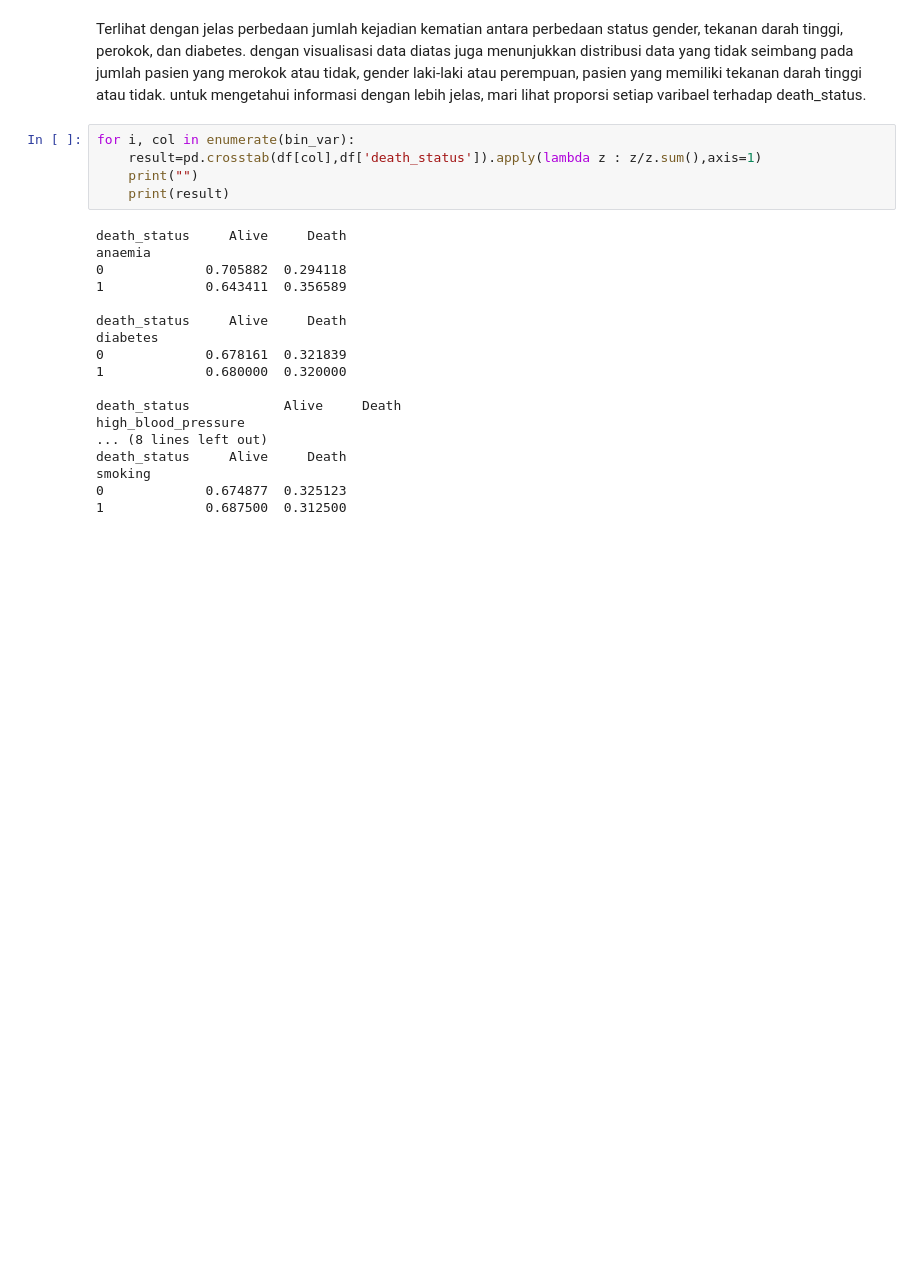
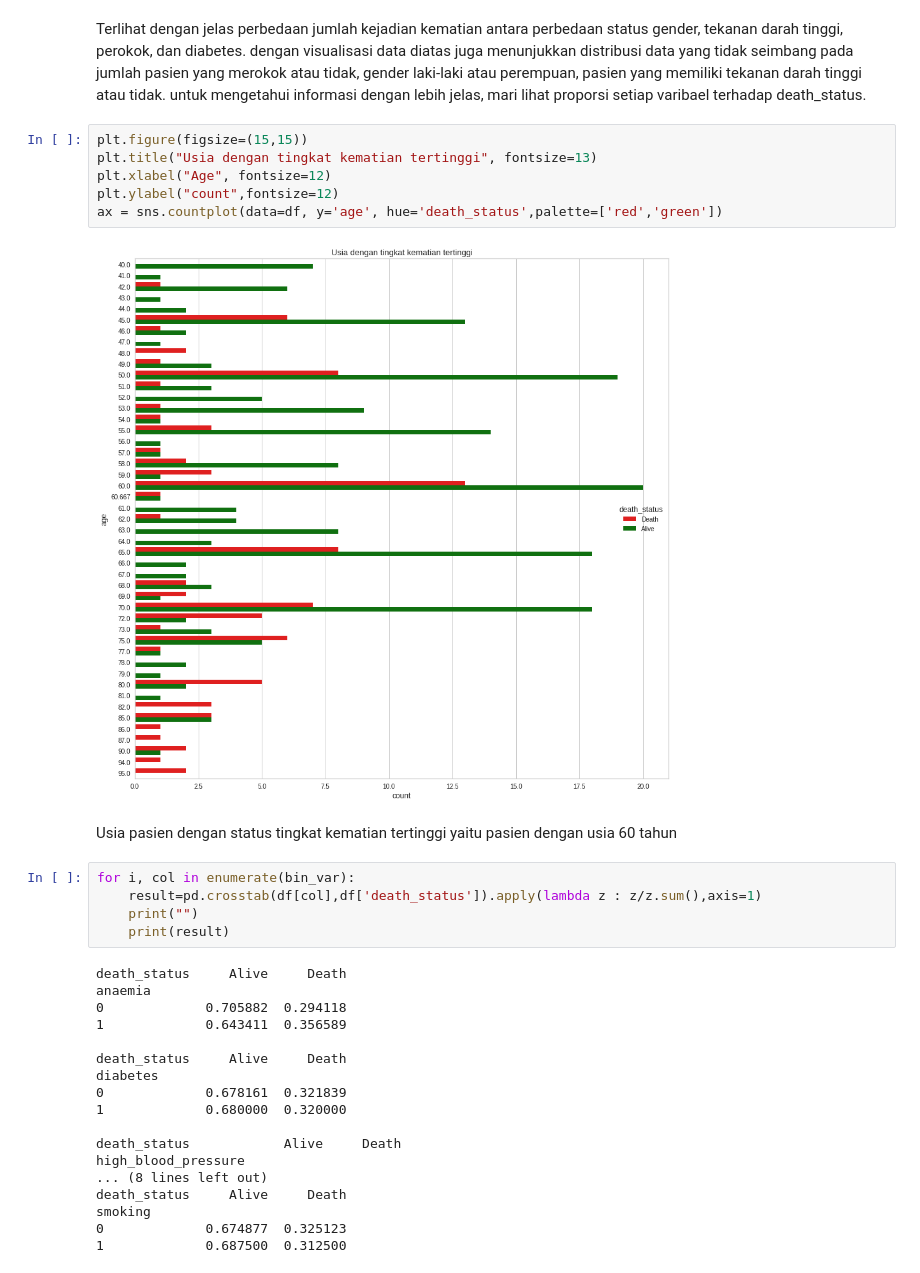
Before and after one commit to bridgecrew-perf6/FinalProject3-EnsembleMethod-RF, a Jupyter notebook: PYTN_KampusMerdeka_fp3_SafiraAuliaRohmah.ipynb, the cells around one changed output. Drawn from its saved outputs; the diff is of its cells as text; blank space fills up the shorter version.

```diff
--- a/PYTN_KampusMerdeka_fp3_SafiraAuliaRohmah.ipynb
+++ b/PYTN_KampusMerdeka_fp3_SafiraAuliaRohmah.ipynb
@@ -271,5 +262,15 @@ for i, col in enumerate(bin_var):
 # %% [markdown]
 Terlihat dengan jelas perbedaan jumlah kejadian kematian antara perbedaan status gender, tekanan darah tinggi, perokok, dan diabetes. dengan visualisasi data diatas juga menunjukkan distribusi data yang tidak seimbang pada jumlah pasien yang merokok atau tidak, gender laki-laki atau perempuan, pasien yang memiliki tekanan darah tinggi atau tidak. untuk mengetahui informasi dengan lebih jelas, mari lihat proporsi setiap varibael terhadap death_status.
+# %%
+plt.figure(figsize=(15,15))
+plt.title("Usia dengan tingkat kematian tertinggi", fontsize=13)
+plt.xlabel("Age", fontsize=12)
+plt.ylabel("count",fontsize=12)
+ax = sns.countplot(data=df, y='age', hue='death_status',palette=['red','green'])
+# %% [output]
+[figure, added]
+# %% [markdown]
+Usia pasien dengan status tingkat kematian tertinggi yaitu pasien dengan usia 60 tahun
 # %%
 for i, col in enumerate(bin_var):
     result=pd.crosstab(df[col],df['death_status']).apply(lambda z : z/z.sum(),axis=1)
```
Also changed, not shown: parts of 21 cells of this notebook.
